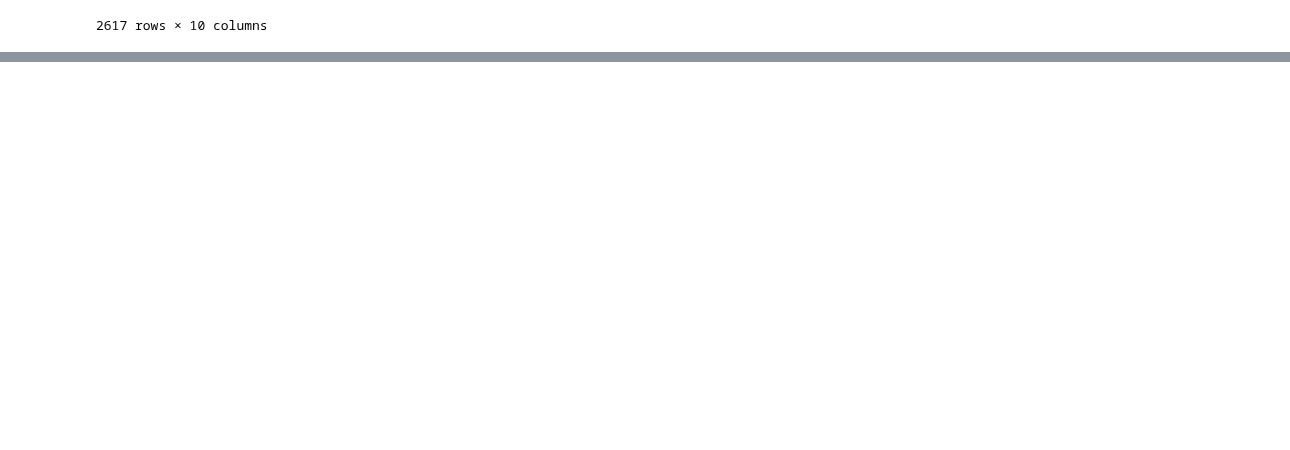
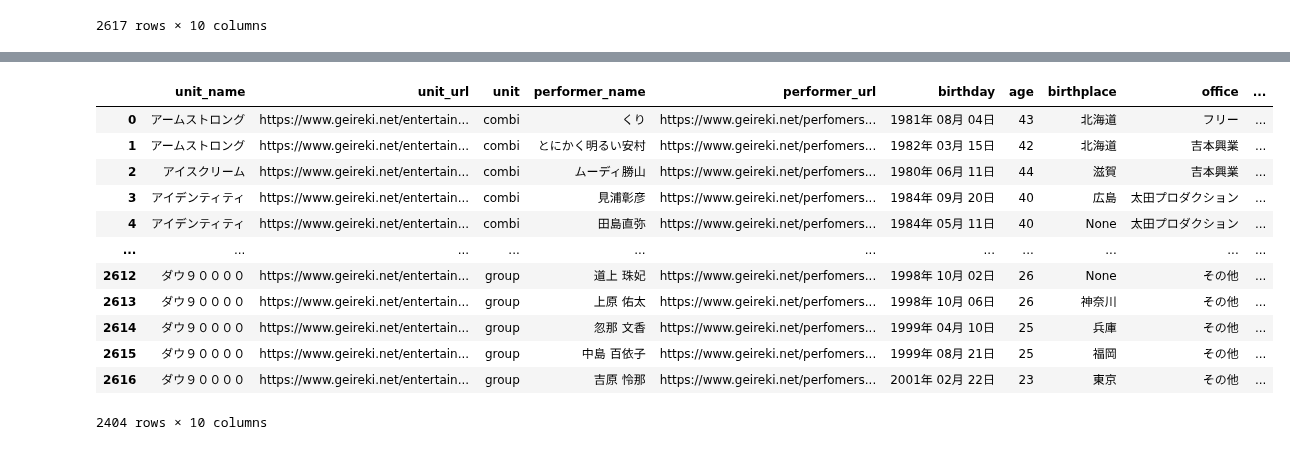
Before and after one commit to umenerineri/infovis-notebooks, a Jupyter notebook: final_project/project_additional.ipynb, the cells around one changed output, grey strips where cells are left out. Saved outputs shown, nothing was run; the diff lists cells and outputs as text; code cells hidden in the pictures; blank space fills up the shorter version.

Commit message:
performer_data trimmed

```diff
--- a/final_project/project_additional.ipynb
+++ b/final_project/project_additional.ipynb
@@ -392,0 +395,31 @@ performer_data_df.to_csv(os.path.join(folder_name_raw, "performer_data.csv"), in
+# %%
+# 「歳」、「年目」の削除
+def extract_num(text):
+    match = re.search(r"\d+", text)
+    if match:
+        return int(match.group(0))
+    else:
+        if text != "":
+            print(f"no num in {text}")
+        return None
+
+
+# 都道府県名の抽出
+def extract_pref(text):
+    match = re.search(r"(北海道|青森|岩手|宮城|秋田|山形|福島|茨城|栃木|群馬|埼玉|千葉|東京|神奈川|新潟|富山|石川|福井|山梨|長野|岐阜|静岡|愛知|三重|滋賀|京都|大阪|兵庫|奈良|和歌山|鳥取|島根|岡山|広島|山口|徳島|香川|愛媛|高知|福岡|佐賀|長崎|熊本|大分|宮崎|鹿児島|沖縄|横浜)", text)
+    if match:
+        pref = match.group(1)
+        if pref == "横浜":
+            return "神奈川"
+        else:
+            return pref
+    else:
+        if text != "-":
+            print(f"no pref in {text}")
+        return None
+# %%
+performer_data_df_trimmed = performer_data_df.copy()
+performer_data_df_trimmed["age"] = performer_data_df_trimmed["age"].apply(extract_num)
+performer_data_df_trimmed["history"] = performer_data_df_trimmed["history"].apply(extract_num)
+performer_data_df_trimmed["birthplace"] = performer_data_df_trimmed["birthplace"].apply(extract_pref)
+performer_data_df_trimmed
@@ -392,0 +460,19 @@ performer_data_df.to_csv(os.path.join(folder_name_raw, "performer_data.csv"), in
+# %%
+# performerの重複を削除
+
+performer_data_df_noDup = performer_data_df_trimmed.drop_duplicates(subset="performer_url", keep="first")
+performer_data_df_noDup
+# %% [output]
+|  | unit_name | unit_url | unit | performer_name | performer_url | birthday | age | birthplace | office | ... |
+| 0 | アームストロング | https://www.geireki.net/entertain... | combi | くり | https://www.geireki.net/perfomers... | 1981年 08月 04日 | 43 | 北海道 | フリー | ... |
+| 1 | アームストロング | https://www.geireki.net/entertain... | combi | とにかく明るい安村 | https://www.geireki.net/perfomers... | 1982年 03月 15日 | 42 | 北海道 | 吉本興業 | ... |
+| 2 | アイスクリーム | https://www.geireki.net/entertain... | combi | ムーディ勝山 | https://www.geireki.net/perfomers... | 1980年 06月 11日 | 44 | 滋賀 | 吉本興業 | ... |
+| 3 | アイデンティティ | https://www.geireki.net/entertain... | combi | 見浦彰彦 | https://www.geireki.net/perfomers... | 1984年 09月 20日 | 40 | 広島 | 太田プロダクション | ... |
+| 4 | アイデンティティ | https://www.geireki.net/entertain... | combi | 田島直弥 | https://www.geireki.net/perfomers... | 1984年 05月 11日 | 40 | None | 太田プロダクション | ... |
+| ... | ... | ... | ... | ... | ... | ... | ... | ... | ... | ... |
+| 2612 | ダウ９００００ | https://www.geireki.net/entertain... | group | 道上 珠妃 | https://www.geireki.net/perfomers... | 1998年 10月 02日 | 26 | None | その他 | ... |
+| 2613 | ダウ９００００ | https://www.geireki.net/entertain... | group | 上原 佑太 | https://www.geireki.net/perfomers... | 1998年 10月 06日 | 26 | 神奈川 | その他 | ... |
+| 2614 | ダウ９００００ | https://www.geireki.net/entertain... | group | 忽那 文香 | https://www.geireki.net/perfomers... | 1999年 04月 10日 | 25 | 兵庫 | その他 | ... |
+| 2615 | ダウ９００００ | https://www.geireki.net/entertain... | group | 中島 百依子 | https://www.geireki.net/perfomers... | 1999年 08月 21日 | 25 | 福岡 | その他 | ... |
+| 2616 | ダウ９００００ | https://www.geireki.net/entertain... | group | 吉原 怜那 | https://www.geireki.net/perfomers... | 2001年 02月 22日 | 23 | 東京 | その他 | ... |
+2404 rows × 10 columns
```
Also changed, not shown: parts of 10 cells of this notebook, 2 other files.
